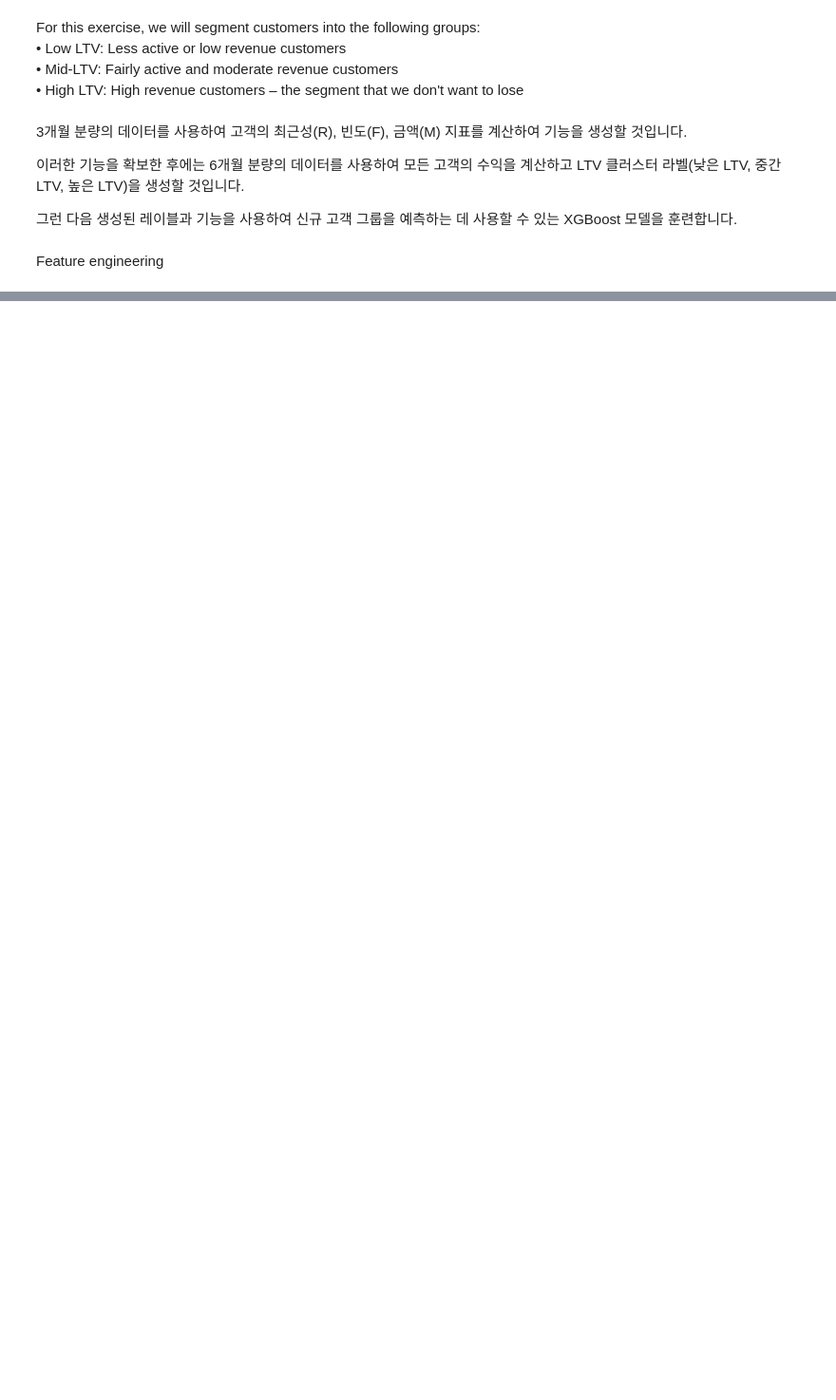
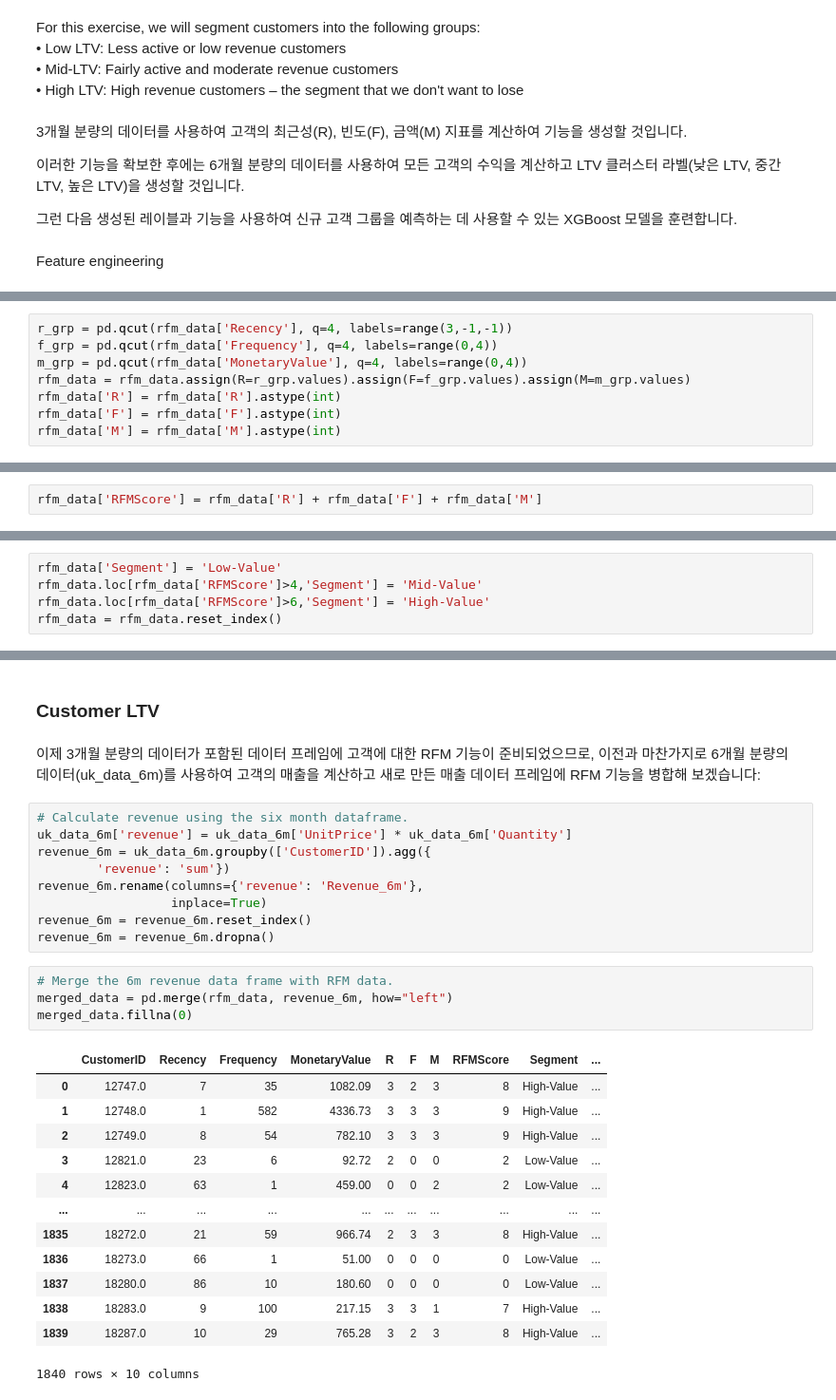
Before and after one commit to sguys99/feast_study, a Jupyter notebook: book/ch01.ipynb, the cells around one changed output, grey strips where cells are left out. Shown at 95% size. Saved outputs shown, nothing was run; the diff lists cells and outputs as text; blank space fills up the shorter version.

```diff
--- a/book/ch01.ipynb
+++ b/book/ch01.ipynb
@@ -106,0 +223,8 @@ Feature engineering
+# %%
+r_grp = pd.qcut(rfm_data['Recency'], q=4, labels=range(3,-1,-1))
+f_grp = pd.qcut(rfm_data['Frequency'], q=4, labels=range(0,4))
+m_grp = pd.qcut(rfm_data['MonetaryValue'], q=4, labels=range(0,4))
+rfm_data = rfm_data.assign(R=r_grp.values).assign(F=f_grp.values).assign(M=m_grp.values)
+rfm_data['R'] = rfm_data['R'].astype(int)
+rfm_data['F'] = rfm_data['F'].astype(int)
+rfm_data['M'] = rfm_data['M'].astype(int)
@@ -106,0 +241,2 @@ Feature engineering
+# %%
+rfm_data['RFMScore'] = rfm_data['R'] + rfm_data['F'] + rfm_data['M']
@@ -106,0 +273,5 @@ Feature engineering
+# %%
+rfm_data['Segment'] = 'Low-Value'
+rfm_data.loc[rfm_data['RFMScore']>4,'Segment'] = 'Mid-Value'
+rfm_data.loc[rfm_data['RFMScore']>6,'Segment'] = 'High-Value'
+rfm_data = rfm_data.reset_index()
@@ -106,0 +287,31 @@ Feature engineering
+# %% [markdown]
+### Customer LTV
+# %% [markdown]
+이제 3개월 분량의 데이터가 포함된 데이터 프레임에 고객에 대한 RFM 기능이 준비되었으므로, 이전과 마찬가지로 6개월 분량의 데이터(uk_data_6m)를 사용하여 고객의 매출을 계산하고 새로 만든 매출 데이터 프레임에 RFM 기능을 병합해 보겠습니다:
+# %%
+# Calculate revenue using the six month dataframe.
+uk_data_6m['revenue'] = uk_data_6m['UnitPrice'] * uk_data_6m['Quantity']
+revenue_6m = uk_data_6m.groupby(['CustomerID']).agg({
+        'revenue': 'sum'})
+revenue_6m.rename(columns={'revenue': 'Revenue_6m'},
+                  inplace=True)
+revenue_6m = revenue_6m.reset_index()
+revenue_6m = revenue_6m.dropna()
+# %%
+# Merge the 6m revenue data frame with RFM data.
+merged_data = pd.merge(rfm_data, revenue_6m, how="left")
+merged_data.fillna(0)
+# %% [output]
+|  | CustomerID | Recency | Frequency | MonetaryValue | R | F | M | RFMScore | Segment | ... |
+| 0 | 12747.0 | 7 | 35 | 1082.09 | 3 | 2 | 3 | 8 | High-Value | ... |
+| 1 | 12748.0 | 1 | 582 | 4336.73 | 3 | 3 | 3 | 9 | High-Value | ... |
+| 2 | 12749.0 | 8 | 54 | 782.10 | 3 | 3 | 3 | 9 | High-Value | ... |
+| 3 | 12821.0 | 23 | 6 | 92.72 | 2 | 0 | 0 | 2 | Low-Value | ... |
+| 4 | 12823.0 | 63 | 1 | 459.00 | 0 | 0 | 2 | 2 | Low-Value | ... |
+| ... | ... | ... | ... | ... | ... | ... | ... | ... | ... | ... |
+| 1835 | 18272.0 | 21 | 59 | 966.74 | 2 | 3 | 3 | 8 | High-Value | ... |
+| 1836 | 18273.0 | 66 | 1 | 51.00 | 0 | 0 | 0 | 0 | Low-Value | ... |
+| 1837 | 18280.0 | 86 | 10 | 180.60 | 0 | 0 | 0 | 0 | Low-Value | ... |
+| 1838 | 18283.0 | 9 | 100 | 217.15 | 3 | 3 | 1 | 7 | High-Value | ... |
+| 1839 | 18287.0 | 10 | 29 | 765.28 | 3 | 2 | 3 | 8 | High-Value | ... |
+1840 rows × 10 columns
```
Also changed, not shown: parts of 41 cells of this notebook.
